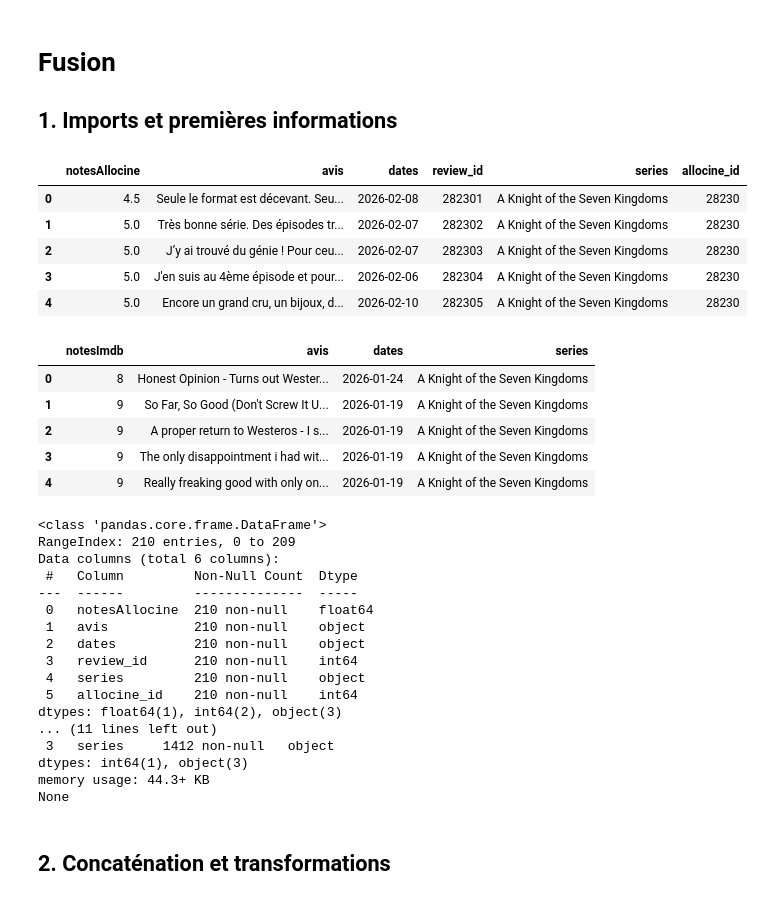
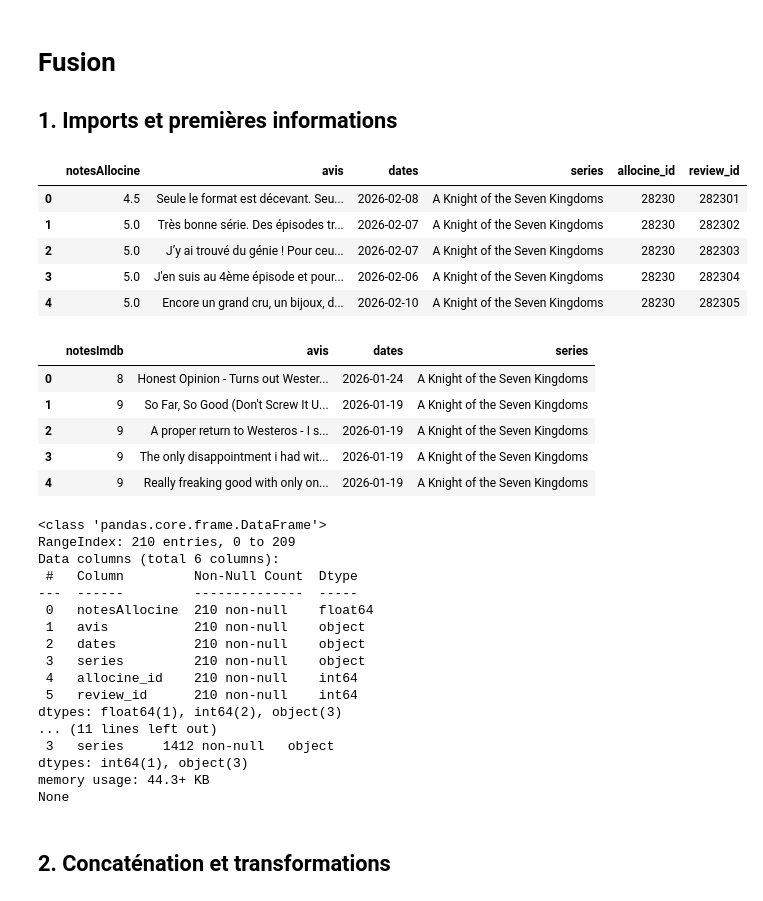
Before and after one commit to clemfouchier/webscrapping-series, a Jupyter notebook: 2_Nettoyage_Analyse/3_fusion_nettoyage.ipynb, the cells around one changed output. Cells and saved outputs as stored; diff of their text form; code cells hidden in the pictures.

```diff
--- a/2_Nettoyage_Analyse/3_fusion_nettoyage.ipynb
+++ b/2_Nettoyage_Analyse/3_fusion_nettoyage.ipynb
@@ -8,17 +9,17 @@ import pandas as pd
 # %%
-df_allocine = pd.read_csv("df_allocine.csv")
-df_imdb = pd.read_csv("df_imdb.csv")
+df_allocine = pd.read_csv("../0_Data/1_Raw/data_allocine.csv")
+df_imdb = pd.read_csv("../0_Data/1_Raw/data_imdb.csv")
 
 display(df_allocine.head())
 print()
 display(df_imdb.head())
 # %% [output]
-|  | notesAllocine | avis | dates | review_id | series | allocine_id |
-| 0 | 4.5 | Seule le format est décevant. Seu... | 2026-02-08 | 282301 | A Knight of the Seven Kingdoms | 28230 |
-| 1 | 5.0 | Très bonne série. Des épisodes tr... | 2026-02-07 | 282302 | A Knight of the Seven Kingdoms | 28230 |
-| 2 | 5.0 | J’y ai trouvé du génie ! Pour ceu... | 2026-02-07 | 282303 | A Knight of the Seven Kingdoms | 28230 |
-| 3 | 5.0 | J'en suis au 4ème épisode et pour... | 2026-02-06 | 282304 | A Knight of the Seven Kingdoms | 28230 |
-| 4 | 5.0 | Encore un grand cru, un bijoux, d... | 2026-02-10 | 282305 | A Knight of the Seven Kingdoms | 28230 |
+|  | notesAllocine | avis | dates | series | allocine_id | review_id |
+| 0 | 4.5 | Seule le format est décevant. Seu... | 2026-02-08 | A Knight of the Seven Kingdoms | 28230 | 282301 |
+| 1 | 5.0 | Très bonne série. Des épisodes tr... | 2026-02-07 | A Knight of the Seven Kingdoms | 28230 | 282302 |
+| 2 | 5.0 | J’y ai trouvé du génie ! Pour ceu... | 2026-02-07 | A Knight of the Seven Kingdoms | 28230 | 282303 |
+| 3 | 5.0 | J'en suis au 4ème épisode et pour... | 2026-02-06 | A Knight of the Seven Kingdoms | 28230 | 282304 |
+| 4 | 5.0 | Encore un grand cru, un bijoux, d... | 2026-02-10 | A Knight of the Seven Kingdoms | 28230 | 282305 |
 |  | notesImdb | avis | dates | series |
 | 0 | 8 | Honest Opinion - Turns out Wester... | 2026-01-24 | A Knight of the Seven Kingdoms |
 | 1 | 9 | So Far, So Good (Don't Screw It U... | 2026-01-19 | A Knight of the Seven Kingdoms |
@@ -38,9 +39,9 @@ Data columns (total 6 columns):
  0   notesAllocine  210 non-null    float64
  1   avis           210 non-null    object
  2   dates          210 non-null    object
- 3   review_id      210 non-null    int64
- 4   series         210 non-null    object
- 5   allocine_id    210 non-null    int64
+ 3   series         210 non-null    object
+ 4   allocine_id    210 non-null    int64
+ 5   review_id      210 non-null    int64
 dtypes: float64(1), int64(2), object(3)
 ... (11 lines left out)
  3   series     1412 non-null   object
```
Also changed, not shown: parts of 7 cells of this notebook, 4 other files.
